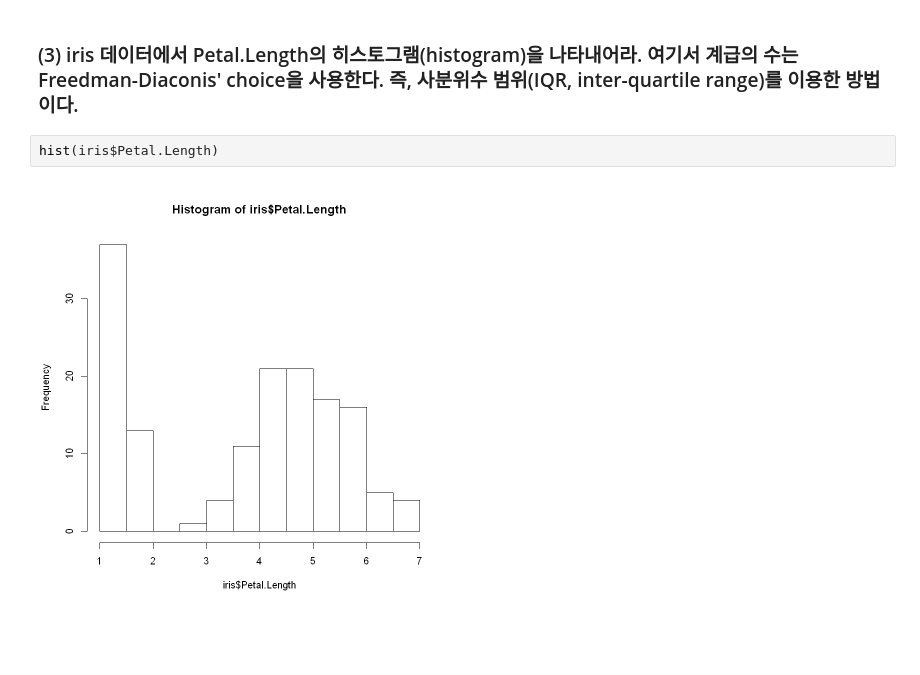
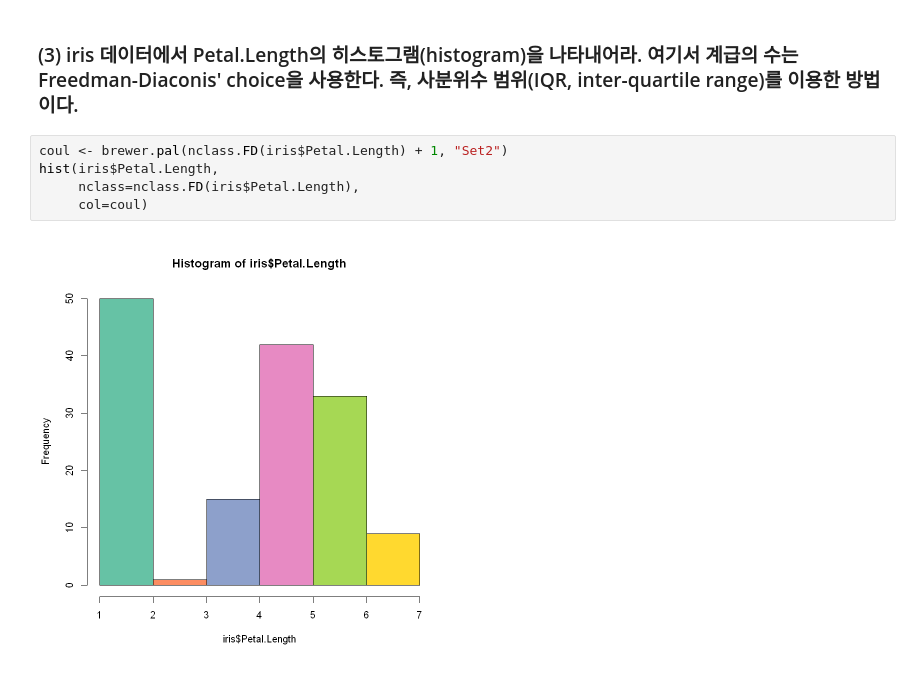
Before and after one commit to 21jun/probability-statistics-programming, a Jupyter notebook: 중간고사.ipynb, the cells around one changed output. Drawn from its saved outputs; the diff is of its cells as text; blank space fills up the shorter version.

```diff
--- a/중간고사.ipynb
+++ b/중간고사.ipynb
@@ -90,7 +98,10 @@ points(iris$Sepal.Width, rep(1, length(iris$Sepal.Width)), )
 [figure]
 # %% [markdown]
 ### (3) iris 데이터에서 Petal.Length의 히스토그램(histogram)을 나타내어라. 여기서 계급의 수는 Freedman-Diaconis' choice을 사용한다. 즉, 사분위수 범위(IQR, inter-quartile range)를 이용한 방법이다.
-# %%
-hist(iris$Petal.Length)
-# %% [output]
-[figure, removed]
+# %%
+coul <- brewer.pal(nclass.FD(iris$Petal.Length) + 1, "Set2")
+hist(iris$Petal.Length,
+     nclass=nclass.FD(iris$Petal.Length),
+     col=coul)
+# %% [output]
+[figure, added]
```
Also changed, not shown: parts of 21 cells of this notebook, 1 other file.
